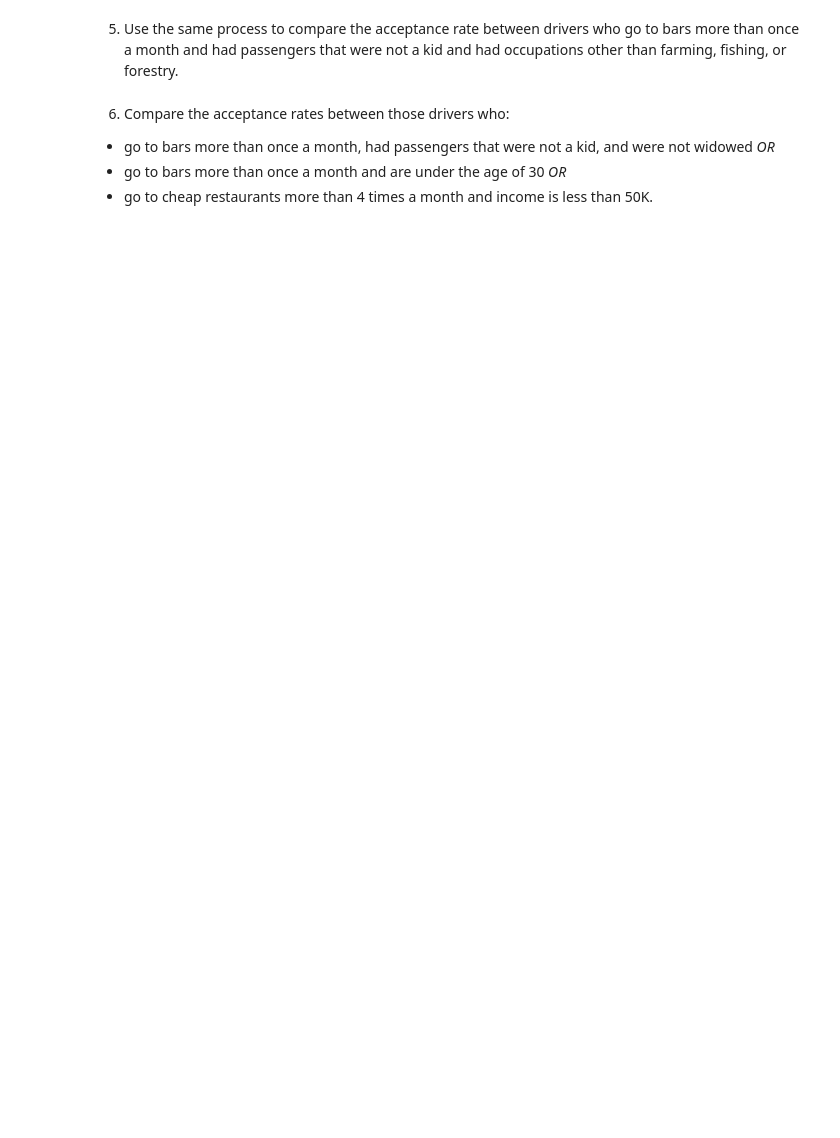
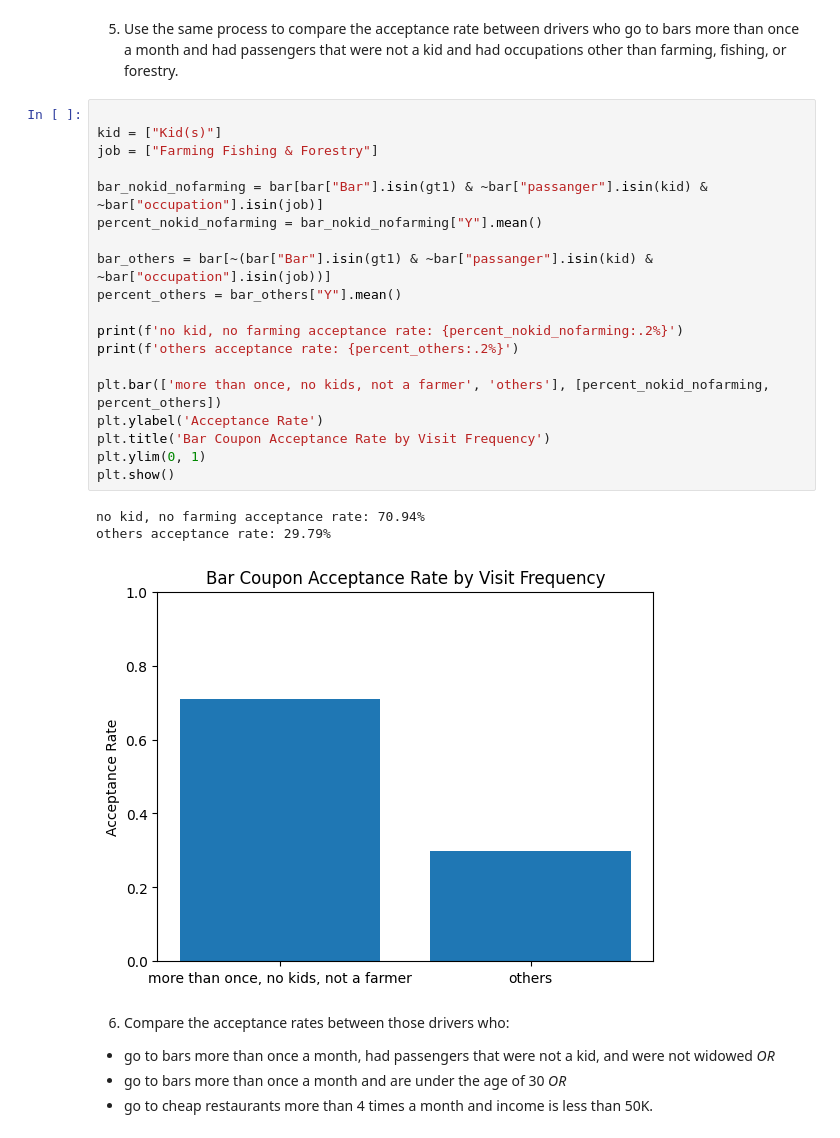
Before and after one commit to cnolan3/coupon_acceptance, a Jupyter notebook: prompt.ipynb, the cells around one changed output. Drawn from its saved outputs; the diff is of its cells as text; blank space fills up the shorter version.

```diff
--- a/prompt.ipynb
+++ b/prompt.ipynb
@@ -217,5 +281,28 @@ Now, we will lead you through an exploration of just the bar related coupons.
 # %% [markdown]
 5. Use the same process to compare the acceptance rate between drivers who go to bars more than once a month and had passengers that were not a kid and had occupations other than farming, fishing, or forestry.
+# %%
+
+kid = ["Kid(s)"]
+job = ["Farming Fishing & Forestry"]
+
+bar_nokid_nofarming = bar[bar["Bar"].isin(gt1) & ~bar["passanger"].isin(kid) & ~bar["occupation"].isin(job)]
+percent_nokid_nofarming = bar_nokid_nofarming["Y"].mean()
+
+bar_others = bar[~(bar["Bar"].isin(gt1) & ~bar["passanger"].isin(kid) & ~bar["occupation"].isin(job))]
+percent_others = bar_others["Y"].mean()
+
+print(f'no kid, no farming acceptance rate: {percent_nokid_nofarming:.2%}')
+print(f'others acceptance rate: {percent_others:.2%}')
+
+plt.bar(['more than once, no kids, not a farmer', 'others'], [percent_nokid_nofarming, percent_others])
+plt.ylabel('Acceptance Rate')
+plt.title('Bar Coupon Acceptance Rate by Visit Frequency')
+plt.ylim(0, 1)
+plt.show()
+# %% [output]
+no kid, no farming acceptance rate: 70.94%
+others acceptance rate: 29.79%
+[figure, added]
 # %% [markdown]
 6. Compare the acceptance rates between those drivers who:
 
```
Also changed, not shown: parts of 9 cells of this notebook.
